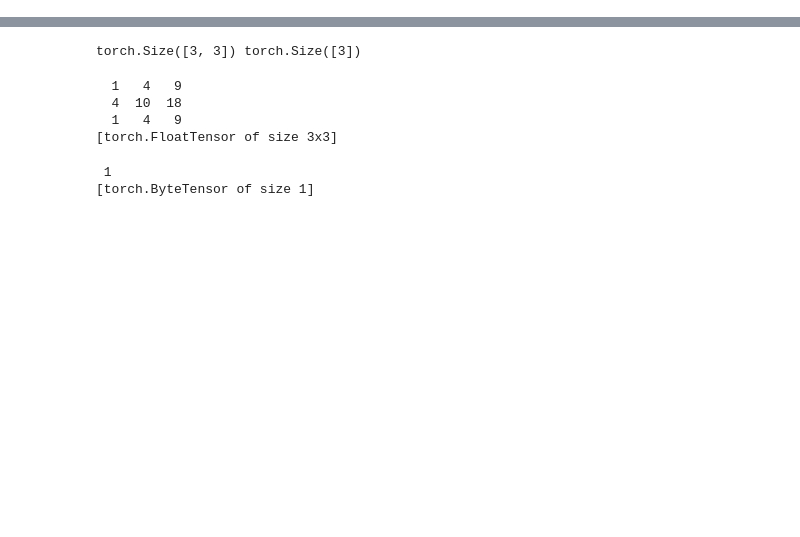
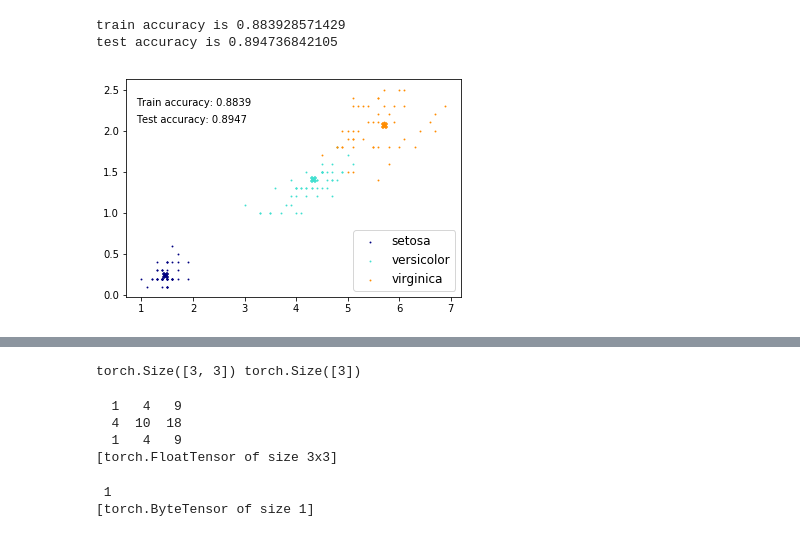
Before and after one commit to selous123/PatternRecognitionAssignment, a Jupyter notebook: code/test.ipynb, the cells around one changed output, grey strips where cells are left out. Saved outputs shown, nothing was run; the diff lists cells and outputs as text; code cells hidden in the pictures; blank space fills up the shorter version.

```diff
--- a/code/test.ipynb
+++ b/code/test.ipynb
@@ -274,46 +274,40 @@ data_path = "/mnt/hgfs/ubuntu14/dataset/iris/iris.csv"
 classify = ["Iris-setosa","Iris-versicolor","Iris-virginica"]
 colors = ['navy', 'turquoise', 'darkorange']
 n_classes = 3
-def make_spherical():
-    for n, color in enumerate(colors):
-        pass
-make_spherical()
 
 iris = datasets.load_iris()
 train_data,test_data,train_target,test_target = train_test_split(iris.data,iris.target,test_size=0.25,random_state=0)
-print train_data.shape
-print test_target.shape
 if __name__=="__main__":
     means_init = np.array([train_data[train_target == i].mean(axis=0)
                                     for i in range(n_classes)])
     kmeans = KMeans(init=means_init, n_clusters=3, n_init=10)
     kmeans.fit(train_data)
 
     train_pred = kmeans.predict(train_data)
     train_acc = np.mean(train_pred==train_target)
-    print train_acc
+    print "train accuracy is {}".format(train_acc)
 
 
     test_pred = kmeans.predict(test_data)
     test_acc = np.mean(test_pred==test_target)
-    print test_acc
+    print "test accuracy is {}".format(test_acc)
 
-    print kmeans.cluster_centers_
-    print kmeans.inertia_
-
-    print kmeans.cluster_centers_[:,2:]
     for n, color in enumerate(colors):
         data = iris.data[iris.target == n]
         plt.scatter(data[:, 2], data[:, 3], s=0.8, color=color,
                     label=iris.target_names[n])
         plt.scatter(kmeans.cluster_centers_[n,2],kmeans.cluster_centers_[n,3],marker="X",color=color)
 
     plt.text(0.9, 2.3, 'Train accuracy: %.4f' % train_acc)
     plt.text(0.9, 2.1, 'Test accuracy: %.4f' % test_acc)
 
     plt.legend(scatterpoints=1, loc='lower right', prop=dict(size=12))
 
     plt.show()
+# %% [output]
+train accuracy is 0.883928571429
+test accuracy is 0.894736842105
+[figure, added]
 # %%
 from sklearn.datasets import load_digits
 from sklearn.preprocessing import scale
```
Also changed, not shown: parts of 1 cell of this notebook, 7 other files.
